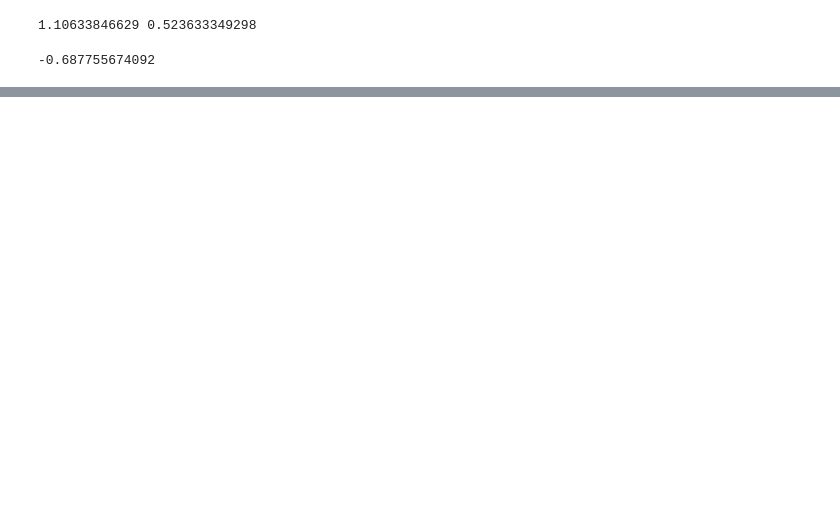
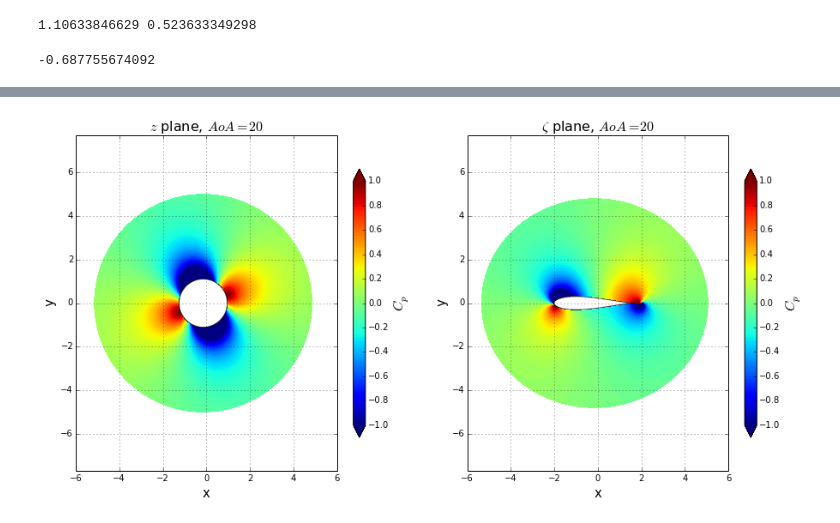
Before and after one commit to engamohd/AeroPython, a Jupyter notebook: my_codes/JT_cylindrical_mesh.ipynb, the cells around one changed output, grey strips where cells are left out. Drawn from its saved outputs; the diff is of its cells as text; code cells hidden in the pictures; blank space fills up the shorter version.

```diff
--- a/my_codes/JT_cylindrical_mesh.ipynb
+++ b/my_codes/JT_cylindrical_mesh.ipynb
@@ -179,8 +180,6 @@ def get_velocity_doublet(strength, x_d, y_d, X, Y):
 
     return u, v
 # %%
-U_inf = 1.
-
 u_freestream = U_inf * numpy.ones_like(X)
 v_freestream = numpy.zeros_like(Y)
 # %%
@@ -341,0 +385,2 @@ print Cp_airfoil_surface_min
+# %%
+U_prime , V_prime = get_velocity_doublet_fs(kappa, 0., 0., X_prime, Y_prime)
@@ -341,0 +435,52 @@ print Cp_airfoil_surface_min
+# %%
+#Pressure coefficient
+
+Cp_AoA_z = 1.0 - (U_AoA**2 + V_AoA**2)/U_inf**2
+Cp_AoA_zeta = 1.0 - (U_AoA_zeta**2 + V_AoA_zeta**2)/U_inf**2
+# %%
+#plot
+pyplot.figure(figsize=(15,7))      #set plot size
+
+pyplot.subplot(1,2,1)
+pyplot.axis('equal')
+pyplot.grid(True)                  #plot the grid
+pyplot.xlim(-6, 6)        #set x-lim
+pyplot.ylim(-6, 6)        #set y-lim
+pyplot.title('$z$ plane, $AoA=20$', fontsize=16)
+pyplot.xlabel('x', fontsize=15)    #set x-label
+pyplot.ylabel('y', fontsize=15)    #set y-label
+
+
+pyplot.scatter(x_circle,y_circle,s=10, color='k', marker='o', linewidth=0, alpha=0.7)
+
+#pressure coefficient field
+levels = numpy.linspace(-1, 1, 100)
+#levels1 = numpy.linspace(numpy.min(Cp_AoA_z), numpy.max(Cp_AoA_z), 100)
+
+pyplot.contourf(X, Y, Cp_AoA_z, levels, extend='both')
+cb=pyplot.colorbar(shrink=0.8)
+cb.set_label('$C_p$', fontsize=16)
+cb.set_ticks(numpy.linspace(-1, 1, 11))
+#cb.set_ticks(numpy.linspace(numpy.min(Cp_AoA_z), numpy.max(Cp_AoA_z), 11))
+
+pyplot.subplot(1,2,2)
+pyplot.grid(True)                  #plot the grid
+pyplot.axis('equal')
+pyplot.xlim(-6, 6)        #set x-lim
+pyplot.ylim(-6, 6)        #set y-lim
+pyplot.title('$\zeta$ plane, $AoA=20$', fontsize=16)
+pyplot.xlabel('x', fontsize=15)    #set x-label
+pyplot.ylabel('y', fontsize=15)    #set y-label
+
+pyplot.scatter(x_airfoil,y_airfoil,s=10, color='k', marker='o', linewidth=0, alpha=0.7)
+#pressure coefficient field
+levels = numpy.linspace(-1, 1, 100)
+#levels1 = numpy.linspace(numpy.min(Cp_AoA_zeta), numpy.max(Cp_AoA_zeta), 100)
+
+pyplot.contourf(X_zeta, Y_zeta, Cp_AoA_zeta, levels, extend='both')
+cb=pyplot.colorbar(shrink=0.8)
+cb.set_label('$C_p$', fontsize=16)
+cb.set_ticks(numpy.linspace(-1, 1, 11))
+#cb.set_ticks(numpy.linspace(numpy.min(Cp_AoA_zeta), numpy.max(Cp_AoA_zeta), 11))
+# %% [output]
+[figure, added]
```
Also changed, not shown: parts of 15 cells of this notebook.
